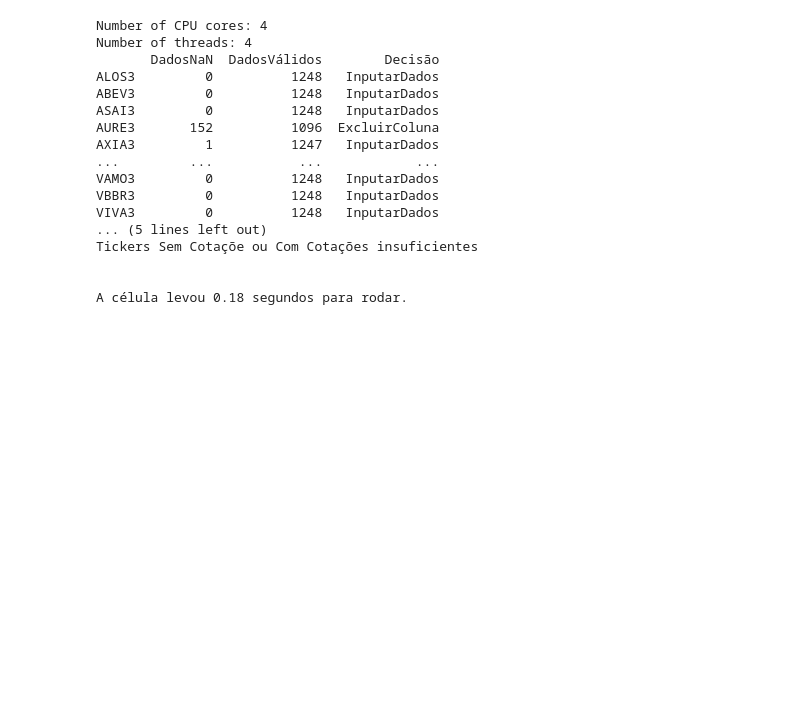
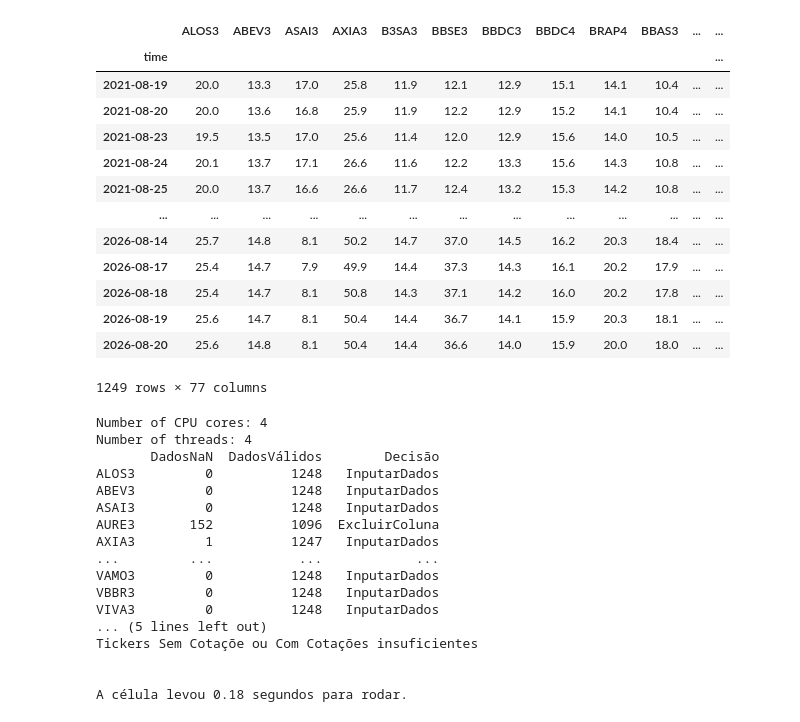
Before and after one commit to diogoraucci/dashboard_opcoes_streamlit, a Jupyter notebook: raspar_OPCOES_NET.ipynb, the cells around one changed output. Cells and saved outputs as stored; diff of their text form; code cells hidden in the pictures; blank space fills up the shorter version.

```diff
--- a/raspar_OPCOES_NET.ipynb
+++ b/raspar_OPCOES_NET.ipynb
@@ -159,3 +133,20 @@ Arquivo final 'df_opcoes.xlsx' salvo com sucesso (74 abas).
+# %%
+df_cotacoes
+# %% [output]
+|  | ALOS3 | ABEV3 | ASAI3 | AXIA3 | B3SA3 | BBSE3 | BBDC3 | BBDC4 | BRAP4 | BBAS3 | ... | ... |
+| time |  |  |  |  |  |  |  |  |  |  |  | ... |
+| 2021-08-19 | 20.0 | 13.3 | 17.0 | 25.8 | 11.9 | 12.1 | 12.9 | 15.1 | 14.1 | 10.4 | ... | ... |
+| 2021-08-20 | 20.0 | 13.6 | 16.8 | 25.9 | 11.9 | 12.2 | 12.9 | 15.2 | 14.1 | 10.4 | ... | ... |
+| 2021-08-23 | 19.5 | 13.5 | 17.0 | 25.6 | 11.4 | 12.0 | 12.9 | 15.6 | 14.0 | 10.5 | ... | ... |
+| 2021-08-24 | 20.1 | 13.7 | 17.1 | 26.6 | 11.6 | 12.2 | 13.3 | 15.6 | 14.3 | 10.8 | ... | ... |
+| 2021-08-25 | 20.0 | 13.7 | 16.6 | 26.6 | 11.7 | 12.4 | 13.2 | 15.3 | 14.2 | 10.8 | ... | ... |
+| ... | ... | ... | ... | ... | ... | ... | ... | ... | ... | ... | ... | ... |
+| 2026-08-14 | 25.7 | 14.8 | 8.1 | 50.2 | 14.7 | 37.0 | 14.5 | 16.2 | 20.3 | 18.4 | ... | ... |
+| 2026-08-17 | 25.4 | 14.7 | 7.9 | 49.9 | 14.4 | 37.3 | 14.3 | 16.1 | 20.2 | 17.9 | ... | ... |
+| 2026-08-18 | 25.4 | 14.7 | 8.1 | 50.8 | 14.3 | 37.1 | 14.2 | 16.0 | 20.2 | 17.8 | ... | ... |
+| 2026-08-19 | 25.6 | 14.7 | 8.1 | 50.4 | 14.4 | 36.7 | 14.1 | 15.9 | 20.3 | 18.1 | ... | ... |
+| 2026-08-20 | 25.6 | 14.8 | 8.1 | 50.4 | 14.4 | 36.6 | 14.0 | 15.9 | 20.0 | 18.0 | ... | ... |
+1249 rows × 77 columns
 # %%
 tickers = df_IBOV['Código'].to_list()
 cotacoes_mt5_list(tickers, tf, periodos, login_b3[0], login_b3[1], login_b3[2], NaN_Maximo)
```
Also changed, not shown: parts of 1 cell of this notebook.
